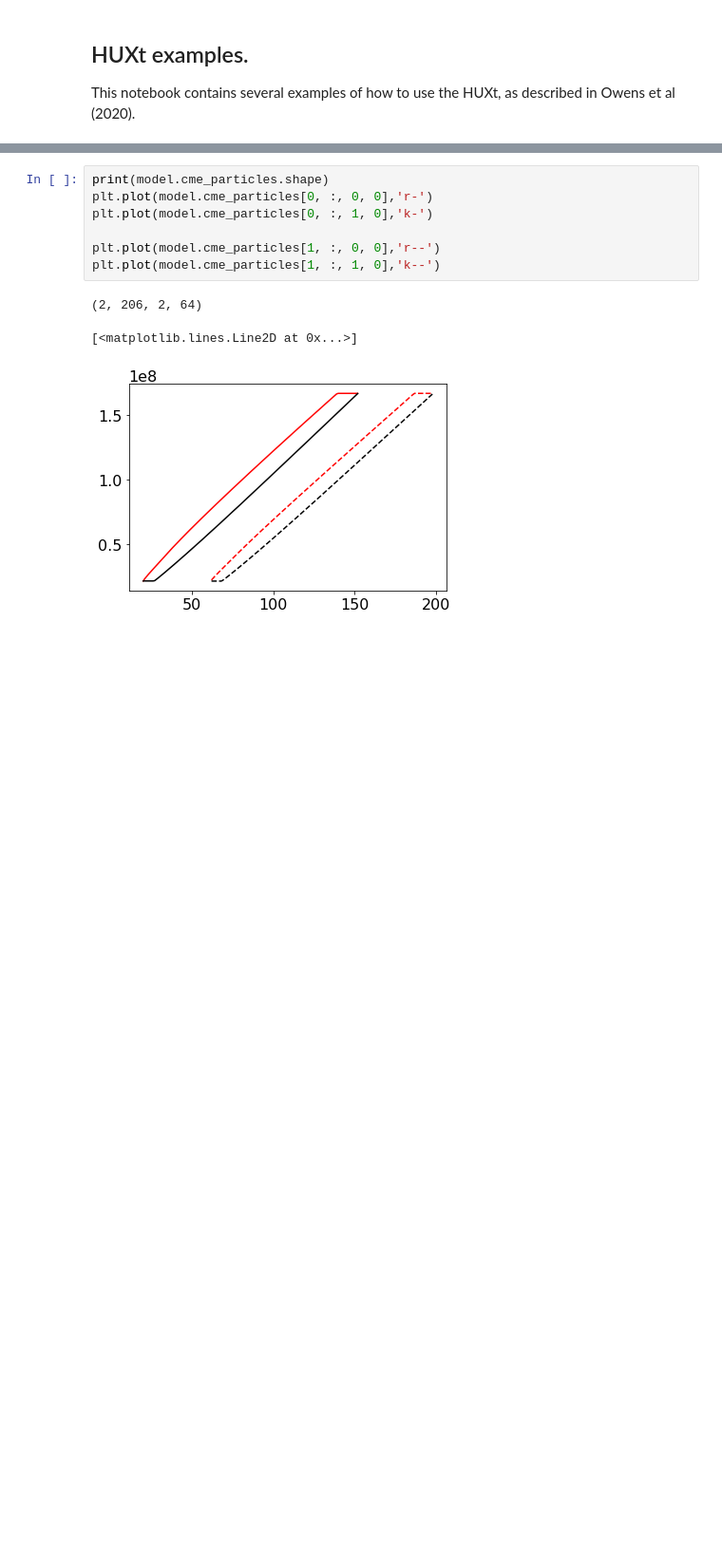
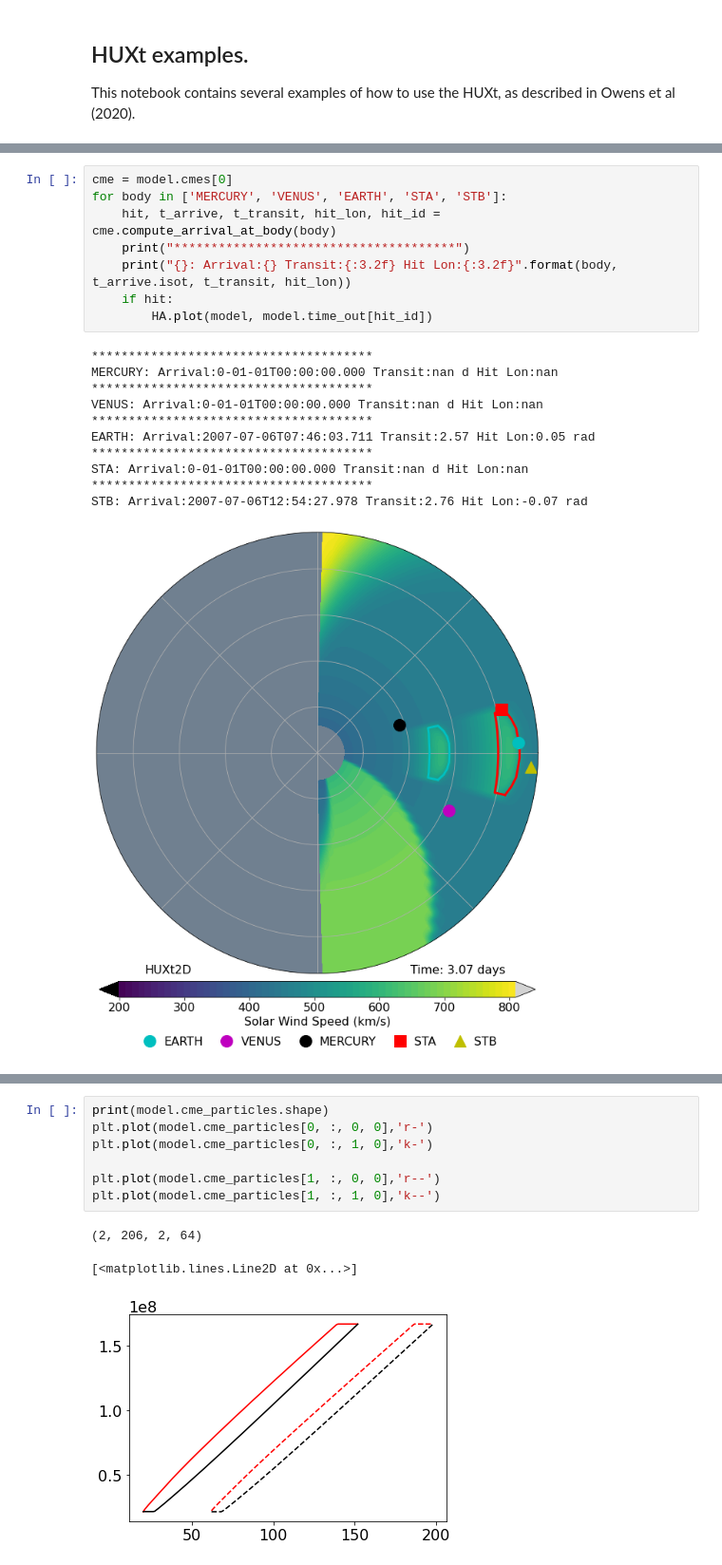
Before and after one commit to University-of-Reading-Space-Science/HUXt, a Jupyter notebook: code/HUXt_example.ipynb, the cells around one changed output, grey strips where cells are left out. Shown: that part at 95% size. Saved outputs shown, nothing was run; the diff lists cells and outputs as text; blank space fills up the shorter version.

Commit message:
Updated arrival calculations so now works with any body in the observer class, rather than just Earth

```diff
--- a/code/HUXt_example.ipynb
+++ b/code/HUXt_example.ipynb
@@ -47,0 +46,20 @@ Moviepy - video ready C:\Users\yq904481\research\repos\HUXt\figures\HUXt_CR1659_
+# %%
+cme = model.cmes[0]
+for body in ['MERCURY', 'VENUS', 'EARTH', 'STA', 'STB']:
+    hit, t_arrive, t_transit, hit_lon, hit_id = cme.compute_arrival_at_body(body)
+    print("**************************************")
+    print("{}: Arrival:{} Transit:{:3.2f} Hit Lon:{:3.2f}".format(body, t_arrive.isot, t_transit, hit_lon))
+    if hit:
+        HA.plot(model, model.time_out[hit_id])
+# %% [output]
+**************************************
+MERCURY: Arrival:0-01-01T00:00:00.000 Transit:nan d Hit Lon:nan
+**************************************
+VENUS: Arrival:0-01-01T00:00:00.000 Transit:nan d Hit Lon:nan
+**************************************
+EARTH: Arrival:2007-07-06T07:46:03.711 Transit:2.57 Hit Lon:0.05 rad
+**************************************
+STA: Arrival:0-01-01T00:00:00.000 Transit:nan d Hit Lon:nan
+**************************************
+STB: Arrival:2007-07-06T12:54:27.978 Transit:2.76 Hit Lon:-0.07 rad
+[figure, added]
```
Also changed, not shown: parts of 12 cells of this notebook, 2 other files.
